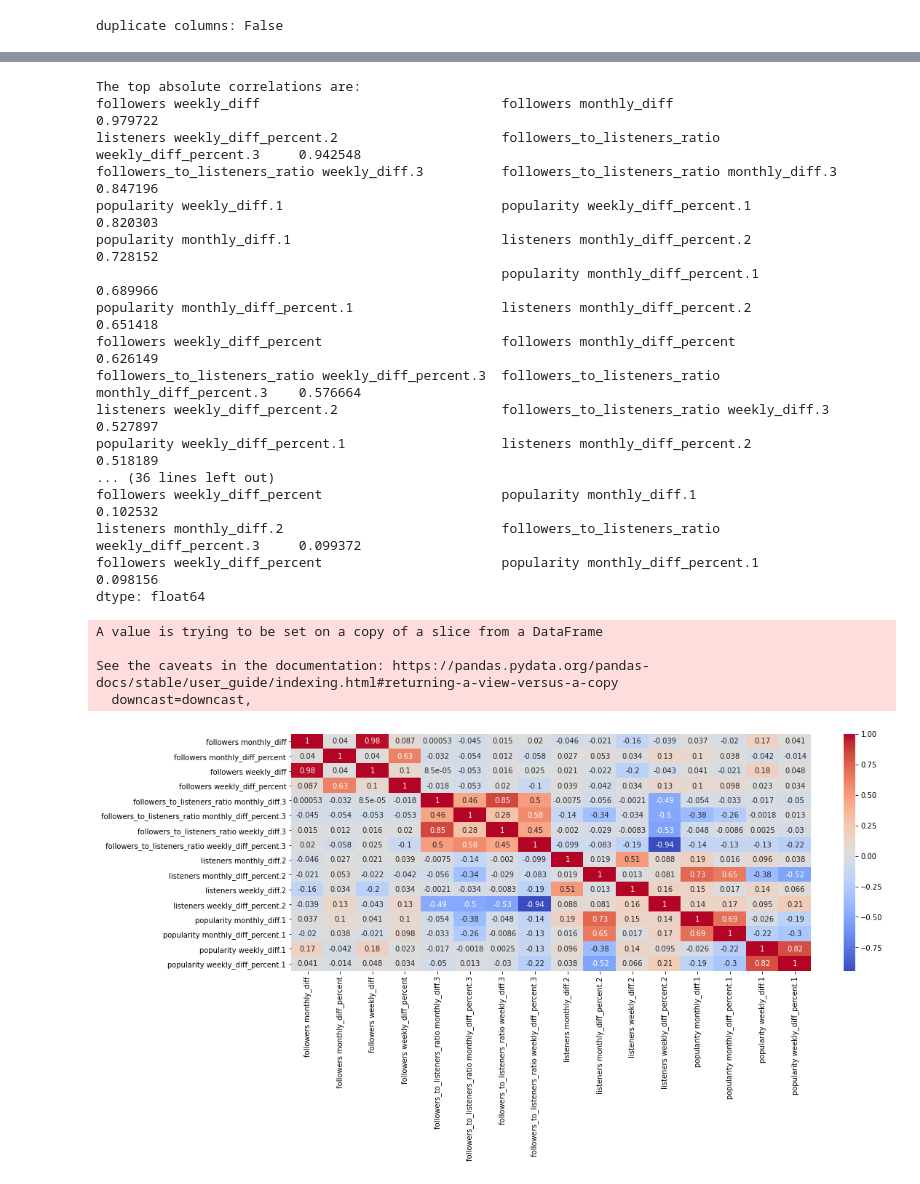
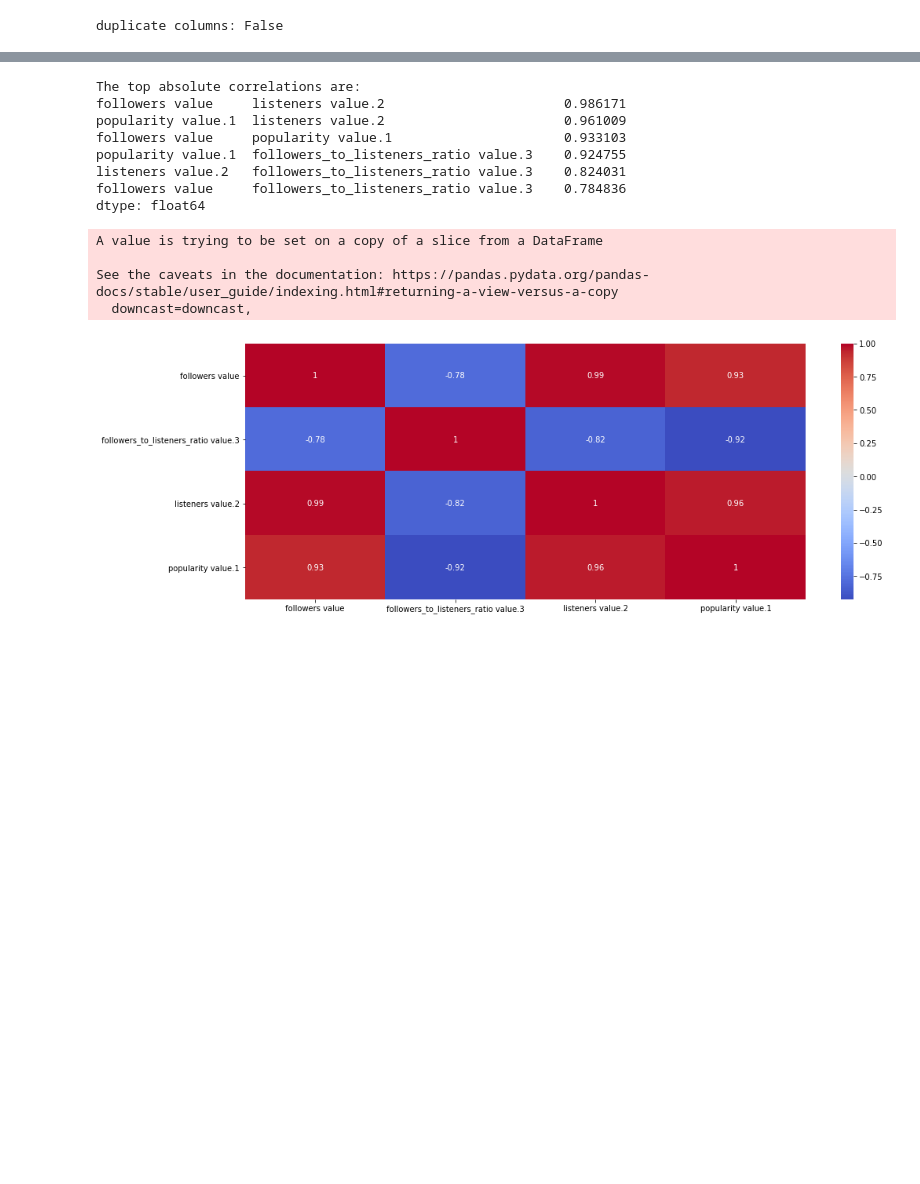
Before and after one commit to Tony363/Chartmetric_Analysis, a Jupyter notebook: Chartmetric_DataConsolidation.ipynb, the cells around one changed output, grey strips where cells are left out. Saved outputs shown, nothing was run; the diff lists cells and outputs as text; code cells hidden in the pictures; blank space fills up the shorter version.

```diff
--- a/Chartmetric_DataConsolidation.ipynb
+++ b/Chartmetric_DataConsolidation.ipynb
@@ -577,6 +591,6 @@ duplicated = True in df.columns.duplicated()
 print(f"duplicate columns: {duplicated}\n")
 df = rename_columns(df)
 df.fillna(df.mean(),inplace=True)
-grp,grp_std,grp_norm,grp_stdnorm = group_time(df)
+grp,cr,cr_std,cr_norm,cr_stdnorm = group_time(df)
 # %% [output]
 duplicate columns: False
@@ -722,30 +800,21 @@ Only 0.00 % of artists have a popularity score > 80
 # %%
 # Data prep
-au_corr = get_top_abs_correlations(artist_diff, 25)
+au_corr = get_top_abs_correlations(grp, 25)
 train_cols = np.unique((np.asarray([(index[0],index[1]) for index in au_corr.index])).flatten())
-dtrain = artist_diff[train_cols]
+dtrain = grp[train_cols]
 dtrain.fillna(dtrain.mean(),inplace=True)
 plot_heatmap(dtrain)
 # %% [output]
 The top absolute correlations are:
-followers weekly_diff                               followers monthly_diff                                 0.979722
-listeners weekly_diff_percent.2                     followers_to_listeners_ratio weekly_diff_percent.3     0.942548
-followers_to_listeners_ratio weekly_diff.3          followers_to_listeners_ratio monthly_diff.3            0.847196
-popularity weekly_diff.1                            popularity weekly_diff_percent.1                       0.820303
-popularity monthly_diff.1                           listeners monthly_diff_percent.2                       0.728152
-                                                    popularity monthly_diff_percent.1                      0.689966
-popularity monthly_diff_percent.1                   listeners monthly_diff_percent.2                       0.651418
-followers weekly_diff_percent                       followers monthly_diff_percent                         0.626149
-followers_to_listeners_ratio weekly_diff_percent.3  followers_to_listeners_ratio monthly_diff_percent.3    0.576664
-listeners weekly_diff_percent.2                     followers_to_listeners_ratio weekly_diff.3             0.527897
-popularity weekly_diff_percent.1                    listeners monthly_diff_percent.2                       0.518189
-... (36 lines left out)
-followers weekly_diff_percent                       popularity monthly_diff.1                              0.102532
-listeners monthly_diff.2                            followers_to_listeners_ratio weekly_diff_percent.3     0.099372
-followers weekly_diff_percent                       popularity monthly_diff_percent.1                      0.098156
+followers value     listeners value.2                       0.986171
+popularity value.1  listeners value.2                       0.961009
+followers value     popularity value.1                      0.933103
+popularity value.1  followers_to_listeners_ratio value.3    0.924755
+listeners value.2   followers_to_listeners_ratio value.3    0.824031
+followers value     followers_to_listeners_ratio value.3    0.784836
 dtype: float64
 A value is trying to be set on a copy of a slice from a DataFrame
 
 See the caveats in the documentation: https://pandas.pydata.org/pandas-docs/stable/user_guide/indexing.html#returning-a-view-versus-a-copy
   downcast=downcast,
-[figure, old version]
+[figure, new version]
```
Also changed, not shown: parts of 29 cells of this notebook.
